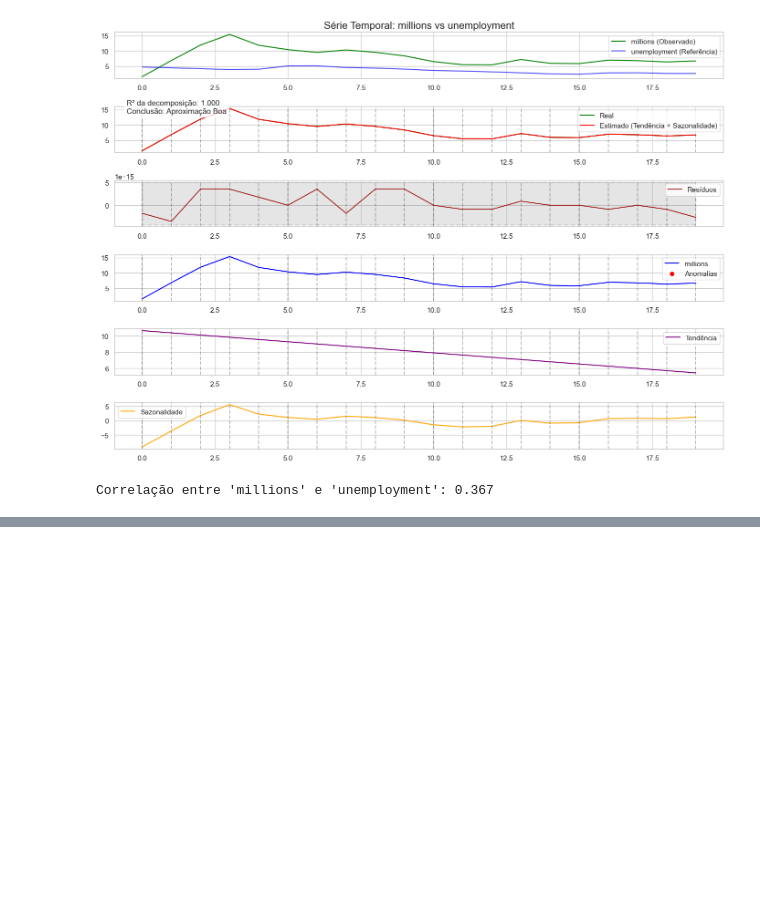
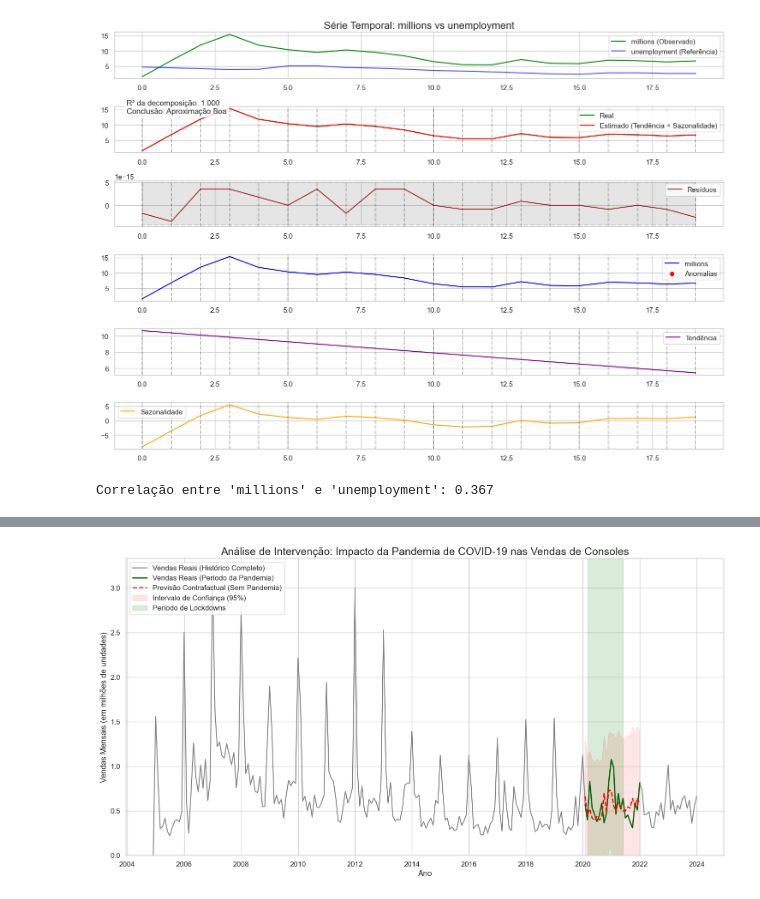
Before and after one commit to FramesPerStatistic/Console_Analyses, a Jupyter notebook: notebooks/macroeconomics.ipynb, the cells around one changed output, grey strips where cells are left out. Cells and saved outputs as stored; diff of their text form; code cells hidden in the pictures; blank space fills up the shorter version.

```diff
--- a/notebooks/macroeconomics.ipynb
+++ b/notebooks/macroeconomics.ipynb
@@ -219,0 +531,76 @@ Correlação entre 'millions' e 'unemployment': 0.367
+# %%
+
+# Bloco 3: Análise de Evento - Pandemia de COVID-19
+# ----------------------------------------------------
+# Objetivo: Modelar o período pré-pandemia (2012-2019) para prever o
+# comportamento das vendas durante a pandemia (2020-2021).
+
+print("\n--- Iniciando Análise de Evento: Pandemia de COVID-19 ---")
+
+# 1. Definir períodos e variáveis
+train_2020 = concat.loc['2012-01-01':'2019-12-31']
+test_2020 = concat.loc['2020-01-01':'2021-12-31']
+
+endog_2020 = train_2020['sales']
+exog_2020_train = train_2020[['GDP', 'unemployment']]
+exog_2020_test = test_2020[['GDP', 'unemployment']]
+
+# 2. Encontrar os melhores parâmetros SARIMAX
+# CORREÇÃO: Aplicando a mesma lógica de deixar auto_arima encontrar os
+# melhores parâmetros de diferenciação para consistência metodológica.
+auto_model_2020 = pm.auto_arima(endog_2020, exogenous=exog_2020_train,
+                                start_p=1, start_q=1,
+                                test='adf',
+                                max_p=3, max_q=3, m=12,
+                                start_P=0, seasonal=True,
+                                max_d=2, max_D=1, trace=True,
+                                error_action='ignore',
+                                suppress_warnings=True,
+                                stepwise=True)
+
+print("\nMelhores parâmetros encontrados para o período pré-2020:")
+print(auto_model_2020.summary())
+
+# 3. Treinar o modelo final e prever
+model_2020 = SARIMAX(endog_2020, exog=exog_2020_train, order=auto_model_2020.order, seasonal_order=auto_model_2020.seasonal_order)
+results_2020 = model_2020.fit()
+forecast_2020 = results_2020.get_forecast(steps=len(test_2020), exog=exog_2020_test)
+forecast_mean_2020 = forecast_2020.predicted_mean
+confidence_intervals_2020 = forecast_2020.conf_int()
+
+# 4. Plotar os resultados
+plt.figure(figsize=(18, 9))
+plt.plot(concat['sales'] / 1e6, label='Vendas Reais (Histórico Completo)', color='gray') # Dividido por 1M para escala
+plt.plot(test_2020['sales'] / 1e6, label='Vendas Reais (Período da Pandemia)', color='darkgreen', lw=2)
+plt.plot(forecast_mean_2020 / 1e6, label='Previsão Contrafactual (Sem Pandemia)', color='red', linestyle='--', lw=2)
+plt.fill_between(confidence_intervals_2020.index,
+                 confidence_intervals_2020.iloc[:, 0] / 1e6,
+                 confidence_intervals_2020.iloc[:, 1] / 1e6, color='red', alpha=0.1, label='Intervalo de Confiança (95%)')
+
+plt.title('Análise de Intervenção: Impacto da Pandemia de COVID-19 nas Vendas de Consoles', fontsize=18)
+plt.xlabel('Ano')
+plt.ylabel('Vendas Mensais (em milhões de unidades)') # Ajuste no label do eixo Y
+plt.axvspan('2020-03-01', '2021-06-01', color='green', alpha=0.15, label='Período de Lockdowns')
+plt.legend(loc='upper left')
+plt.ylim(bottom=0) # Garante que o eixo Y não mostre valores negativos
+
+# 5. Calcular e exibir o impacto total estimado
+impact_df_2020 = pd.DataFrame({
+    'vendas_reais': test_2020['sales'],
+    'vendas_previstas': forecast_mean_2020
+})
+impact_df_2020['diferenca'] = impact_df_2020['vendas_reais'] - impact_df_2020['vendas_previstas']
+
+vendas_reais_totais_2020 = impact_df_2020['vendas_reais'].sum()
+vendas_previstas_totais_2020 = impact_df_2020['vendas_previstas'].sum()
+impacto_total_2020 = impact_df_2020['diferenca'].sum()
+
+print("\n--- Quantificação do Impacto da Pandemia (2020-2021) ---")
+print(f"Vendas Reais Totais no período: {vendas_reais_totais_2020:,.0f} unidades.")
+print(f"Vendas Previstas (Contrafactual) no período: {vendas_previstas_totais_2020:,.0f} unidades.")
+print(f"Impacto Estimado (Diferença): {impacto_total_2020:,.0f} unidades vendidas a mais do que o esperado.")
+if vendas_previstas_totais_2020 > 0:
+    print(f"Isso representa um aumento de {(impacto_total_2020 / vendas_previstas_totais_2020) * 100:.2f}% em relação ao previsto.")
+
+plt.show()
+# %% [output]
@@ -219,0 +624 @@ Correlação entre 'millions' e 'unemployment': 0.367
+[figure, added]
```
Also changed, not shown: parts of 12 cells of this notebook, 1 other file.
